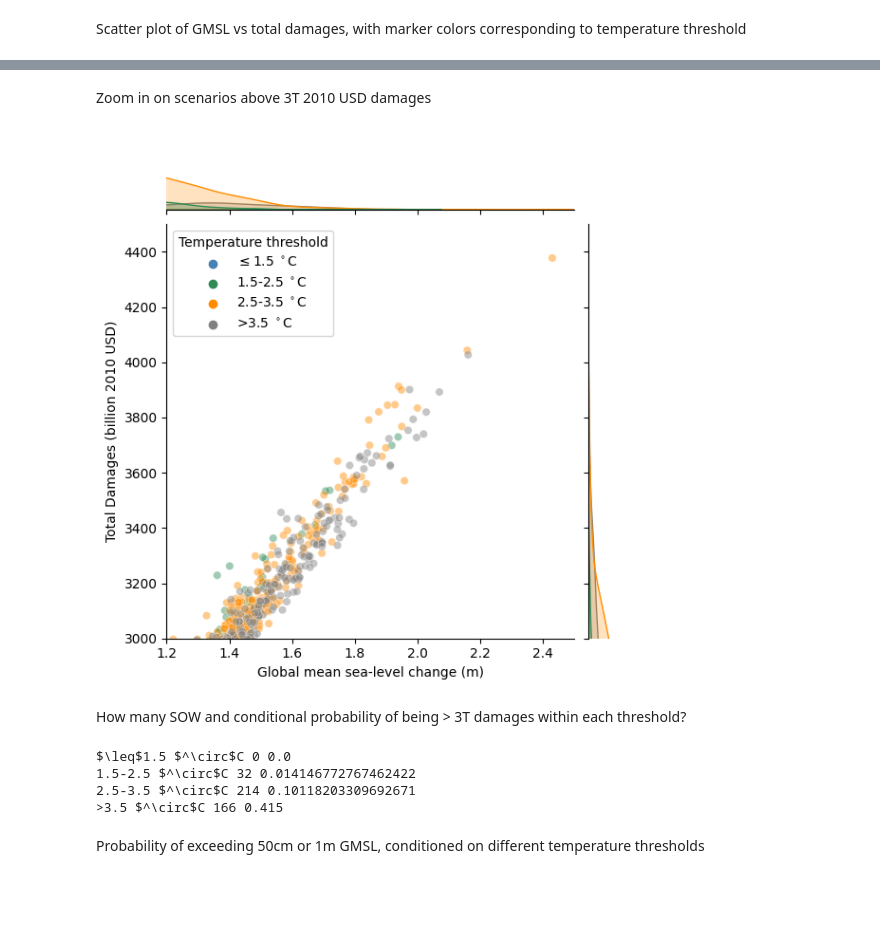
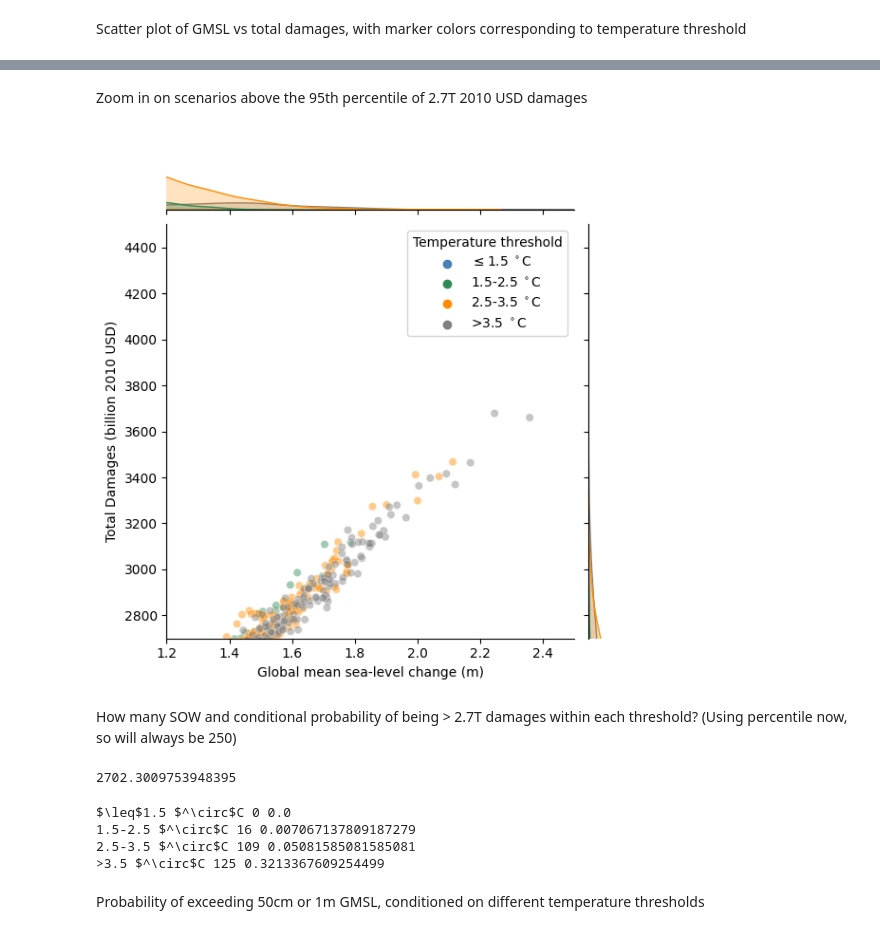
Before and after one commit to raddleverse/tempthresholds, a Jupyter notebook: analysis_darnell.ipynb, the cells around one changed output, grey strips where cells are left out. Drawn from its saved outputs; the diff is of its cells as text; code cells hidden in the pictures; blank space fills up the shorter version.

```diff
--- a/analysis_darnell.ipynb
+++ b/analysis_darnell.ipynb
@@ -217,24 +244,29 @@ fig.savefig("./figures/gmsl2100_vs_npv_scatter_withDists_Darnell.pdf");
 # %% [markdown]
-Zoom in on scenarios above 3T 2010 USD damages
+Zoom in on scenarios above the 95th percentile of 2.7T 2010 USD damages
 # %%
 sns.jointplot(data=dfScatter, x="GMSL", y="NPV", hue="Temperature threshold", alpha=0.45, palette=threshold_colors)
 plt.ylabel("Total Damages (billion 2010 USD)"); plt.xlabel("Global mean sea-level change (m)");
-plt.axis([1.2,2.5,3000,4500]);
-fig.savefig("./figures/gmsl2100_vs_npv_scatter_withDists_high_Darnell.pdf");
+plt.axis([1.2,2.5,2700,4500]);
+fig.savefig("./figures/gmsl2100_vs_npv_scatter_withDists_high_Darnell_ssp460.pdf");
 # %% [output]
-[figure, old version]
+[figure, new version]
 # %% [markdown]
-How many SOW and conditional probability of being > 3T damages within each threshold?
+How many SOW and conditional probability of being > 2.7T damages within each threshold? (Using percentile now, so will always be 250)
+# %%
+p95 = dfScatter.NPV.quantile(.95)
+print(p95)
+# %% [output]
+2702.3009753948395
 # %%
 for t in threshold_labels:
-    print(t,len(dfScatter.loc[(dfScatter.NPV>3000) & (dfScatter["Temperature threshold"]==t)]), \
-          len(dfScatter.loc[(dfScatter.NPV>3000) & (dfScatter["Temperature threshold"]==t)])/   \
+    print(t,len(dfScatter.loc[(dfScatter.NPV>=p95) & (dfScatter["Temperature threshold"]==t)]), \
+          len(dfScatter.loc[(dfScatter.NPV>=p95) & (dfScatter["Temperature threshold"]==t)])/   \
           len(dfScatter.loc[(dfScatter["Temperature threshold"]==t)]))
 # %% [output]
 $\leq$1.5 $^\circ$C 0 0.0
-1.5-2.5 $^\circ$C 32 0.014146772767462422
-2.5-3.5 $^\circ$C 214 0.10118203309692671
->3.5 $^\circ$C 166 0.415
+1.5-2.5 $^\circ$C 16 0.007067137809187279
+2.5-3.5 $^\circ$C 109 0.05081585081585081
+>3.5 $^\circ$C 125 0.3213367609254499
 # %% [markdown]
 Probability of exceeding 50cm or 1m GMSL, conditioned on different temperature thresholds
 # %%
```
Also changed, not shown: parts of 68 cells of this notebook, 3 other files.
